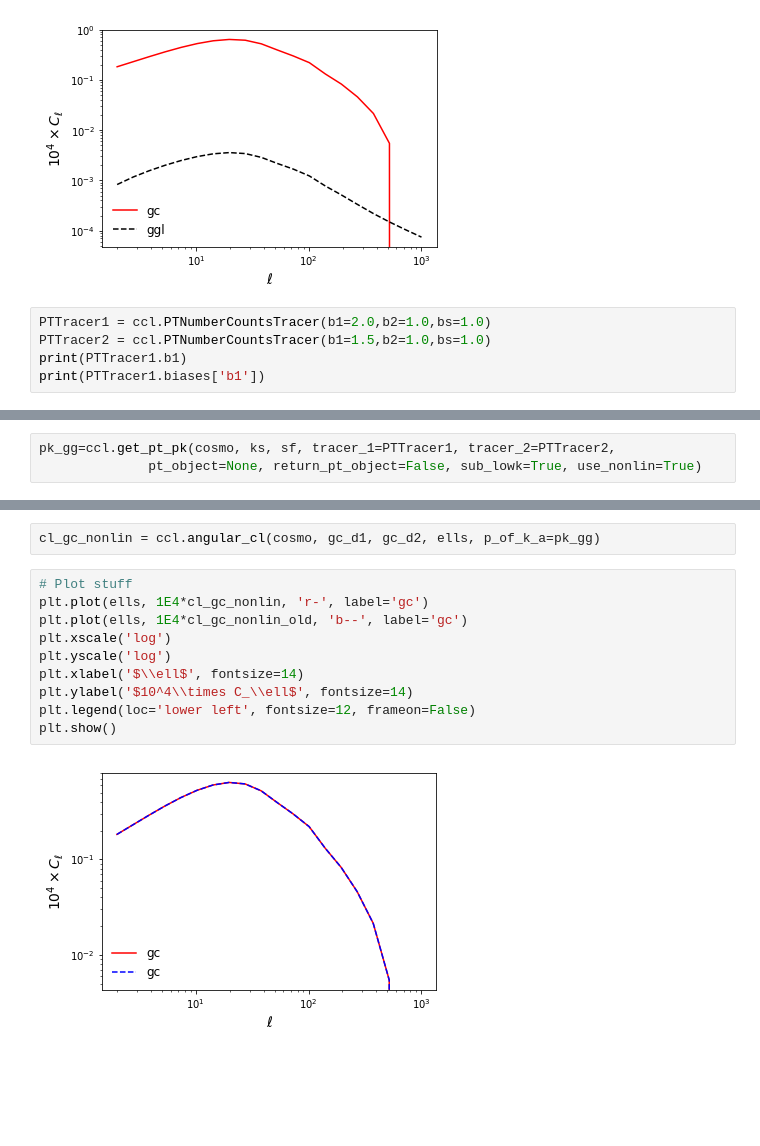
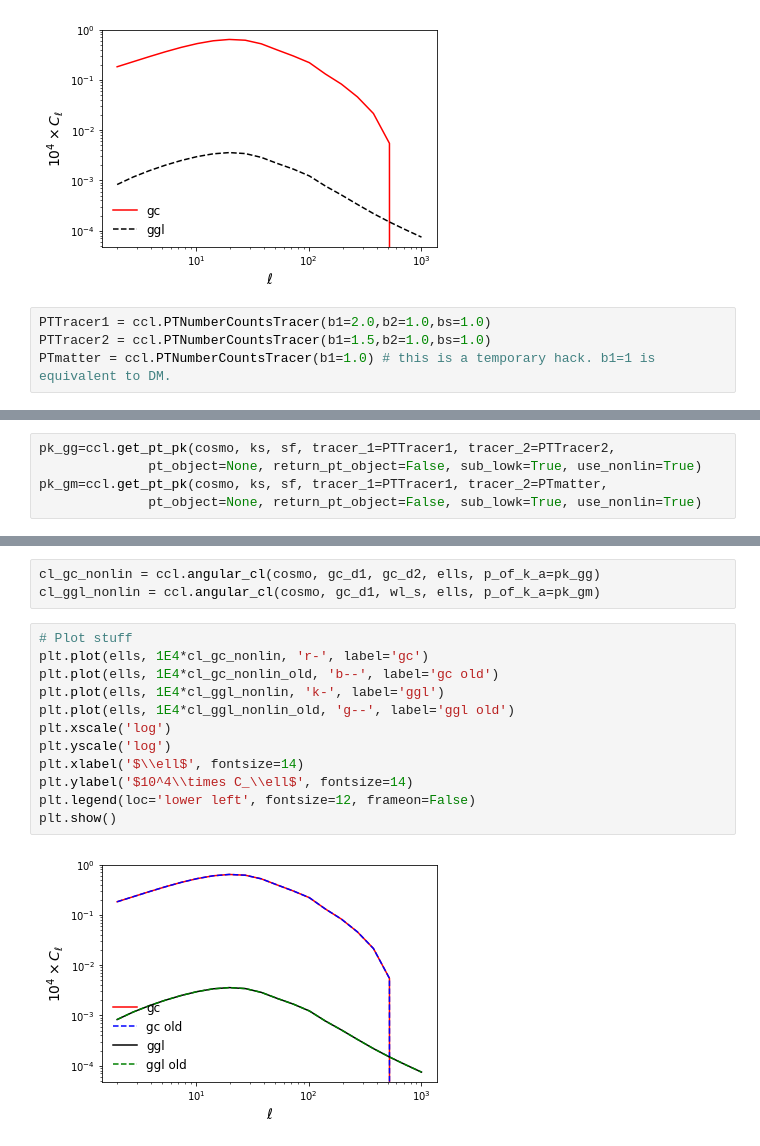
Before and after one commit to LSSTDESC/CCLX, a Jupyter notebook: NonlinearBiasFASTPT.ipynb, the cells around one changed output, grey strips where cells are left out. Cells and saved outputs as stored; diff of their text form; blank space fills up the shorter version.

```diff
--- a/NonlinearBiasFASTPT.ipynb
+++ b/NonlinearBiasFASTPT.ipynb
@@ -332,5 +332,4 @@ plt.show()
 # %%
 PTTracer1 = ccl.PTNumberCountsTracer(b1=2.0,b2=1.0,bs=1.0)
 PTTracer2 = ccl.PTNumberCountsTracer(b1=1.5,b2=1.0,bs=1.0)
-print(PTTracer1.b1)
-print(PTTracer1.biases['b1'])
+PTmatter = ccl.PTNumberCountsTracer(b1=1.0) # this is a temporary hack. b1=1 is equivalent to DM.
@@ -340,6 +336,8 @@ print(PTTracer1.biases['b1'])
 # %%
 pk_gg=ccl.get_pt_pk(cosmo, ks, sf, tracer_1=PTTracer1, tracer_2=PTTracer2,
               pt_object=None, return_pt_object=False, sub_lowk=True, use_nonlin=True)
+pk_gm=ccl.get_pt_pk(cosmo, ks, sf, tracer_1=PTTracer1, tracer_2=PTmatter,
+              pt_object=None, return_pt_object=False, sub_lowk=True, use_nonlin=True)
 # %% [output]
 Warning, you selected a extrap_low that is greater than k_min. Therefore no extrapolation will be done.
 Warning, you selected a extrap_high that is less than k_max. Therefore no extrapolation will be done.
@@ -346,14 +346,17 @@ Warning, you selected a extrap_high that is less than k_max. Therefore no extrap
 # %%
 cl_gc_nonlin = ccl.angular_cl(cosmo, gc_d1, gc_d2, ells, p_of_k_a=pk_gg)
+cl_ggl_nonlin = ccl.angular_cl(cosmo, gc_d1, wl_s, ells, p_of_k_a=pk_gm)
 # %%
 # Plot stuff
 plt.plot(ells, 1E4*cl_gc_nonlin, 'r-', label='gc')
-plt.plot(ells, 1E4*cl_gc_nonlin_old, 'b--', label='gc')
+plt.plot(ells, 1E4*cl_gc_nonlin_old, 'b--', label='gc old')
+plt.plot(ells, 1E4*cl_ggl_nonlin, 'k-', label='ggl')
+plt.plot(ells, 1E4*cl_ggl_nonlin_old, 'g--', label='ggl old')
 plt.xscale('log')
 plt.yscale('log')
 plt.xlabel('$\\ell$', fontsize=14)
 plt.ylabel('$10^4\\times C_\\ell$', fontsize=14)
 plt.legend(loc='lower left', fontsize=12, frameon=False)
 plt.show()
 # %% [output]
-[figure, old version]
+[figure, new version]
```
Also changed, not shown: parts of 2 cells of this notebook.
